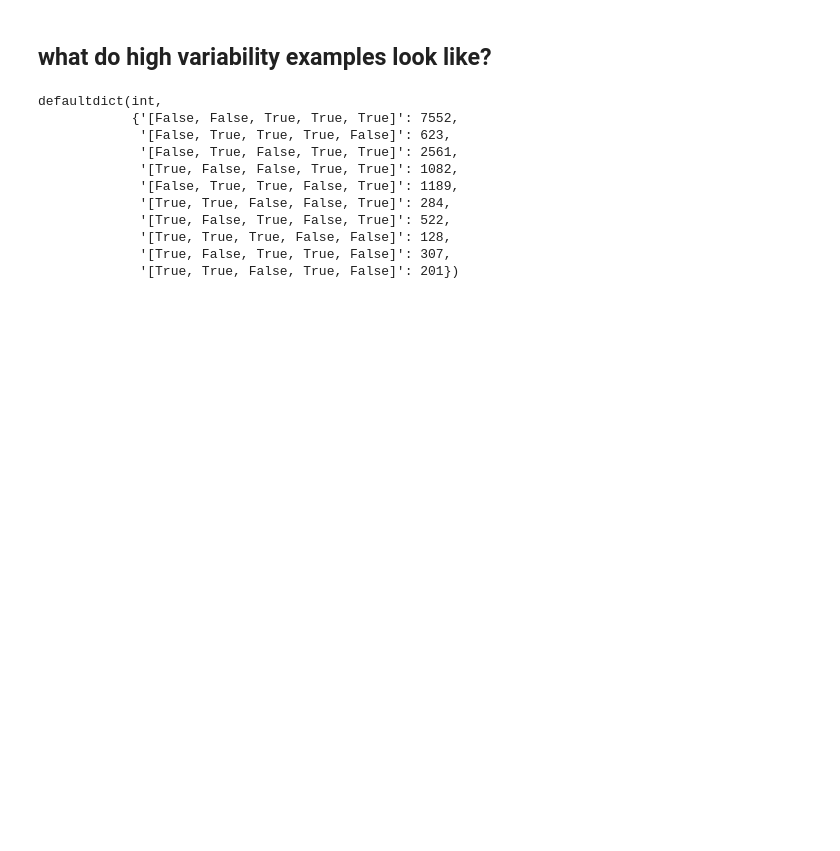
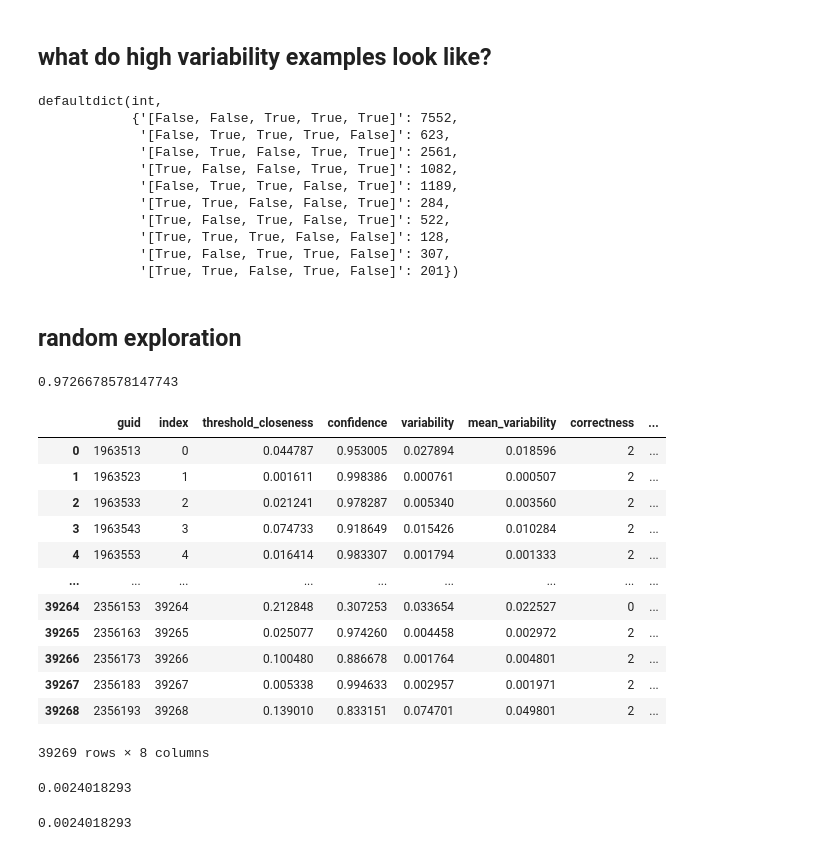
Before and after one commit to c-liangyu/cartography, a Jupyter notebook: notebooks/playground.ipynb, the cells around one changed output. Cells and saved outputs as stored; diff of their text form; code cells hidden in the pictures; blank space fills up the shorter version.

```diff
--- a/notebooks/playground.ipynb
+++ b/notebooks/playground.ipynb
@@ -211,3 +170,37 @@ defaultdict(int,
              '[True, True, True, False, False]': 128,
              '[True, False, True, True, False]': 307,
              '[True, True, False, True, False]': 201})
+# %% [markdown]
+## random exploration
+# %%
+model_dir = HOME_DIR / 'output/mnli_random_al'
+train_dy_filename = os.path.join(model_dir, "test_td_metrics.jsonl")
+train_dy_metrics = pd.read_json(train_dy_filename, lines=True)
+# %%
+train_dy_metrics['variability'].corr(train_dy_metrics['mean_variability'])
+# %% [output]
+0.9726678578147743
+# %%
+train_dy_metrics
+# %% [output]
+|  | guid | index | threshold_closeness | confidence | variability | mean_variability | correctness | ... |
+| 0 | 1963513 | 0 | 0.044787 | 0.953005 | 0.027894 | 0.018596 | 2 | ... |
+| 1 | 1963523 | 1 | 0.001611 | 0.998386 | 0.000761 | 0.000507 | 2 | ... |
+| 2 | 1963533 | 2 | 0.021241 | 0.978287 | 0.005340 | 0.003560 | 2 | ... |
+| 3 | 1963543 | 3 | 0.074733 | 0.918649 | 0.015426 | 0.010284 | 2 | ... |
+| 4 | 1963553 | 4 | 0.016414 | 0.983307 | 0.001794 | 0.001333 | 2 | ... |
+| ... | ... | ... | ... | ... | ... | ... | ... | ... |
+| 39264 | 2356153 | 39264 | 0.212848 | 0.307253 | 0.033654 | 0.022527 | 0 | ... |
+| 39265 | 2356163 | 39265 | 0.025077 | 0.974260 | 0.004458 | 0.002972 | 2 | ... |
+| 39266 | 2356173 | 39266 | 0.100480 | 0.886678 | 0.001764 | 0.004801 | 2 | ... |
+| 39267 | 2356183 | 39267 | 0.005338 | 0.994633 | 0.002957 | 0.001971 | 2 | ... |
+| 39268 | 2356193 | 39268 | 0.139010 | 0.833151 | 0.074701 | 0.049801 | 2 | ... |
+39269 rows × 8 columns
+# %%
+train_dy_metrics['mean_variability'].median()
+# %% [output]
+0.0024018293
+# %%
+train_dy_metrics['mean_variability'].median()
+# %% [output]
+0.0024018293
```
Also changed, not shown: parts of 11 cells of this notebook, 2 other files.
